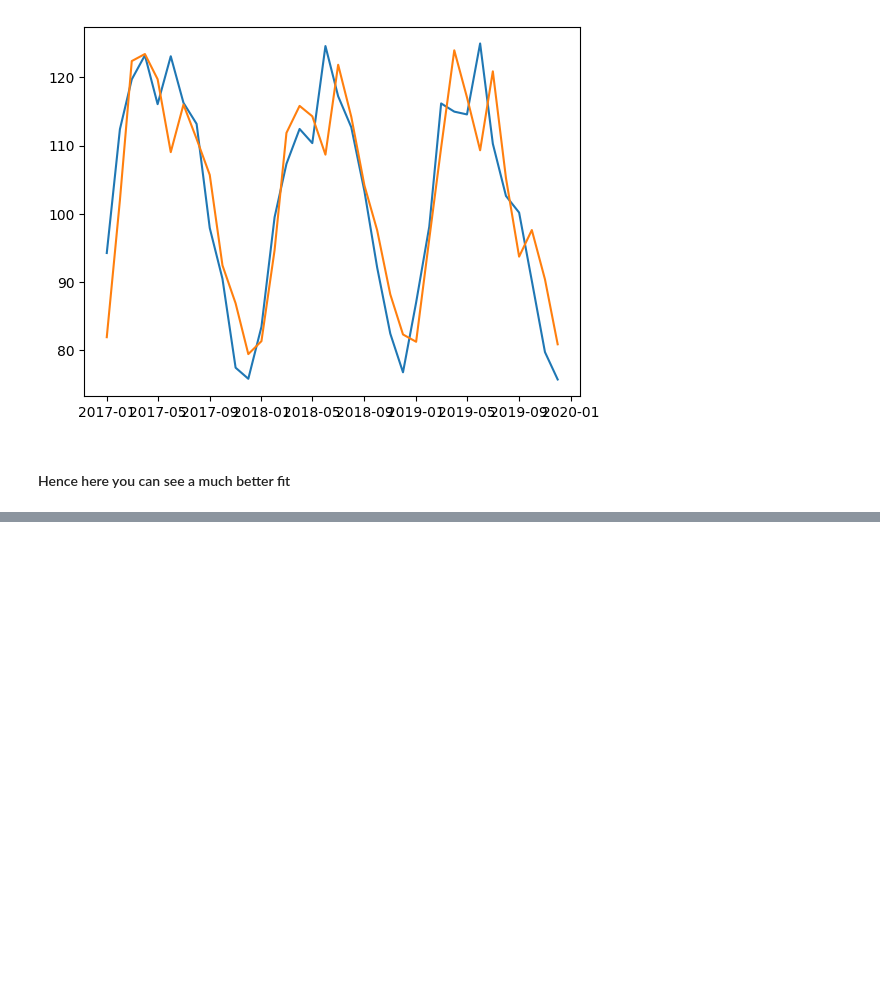
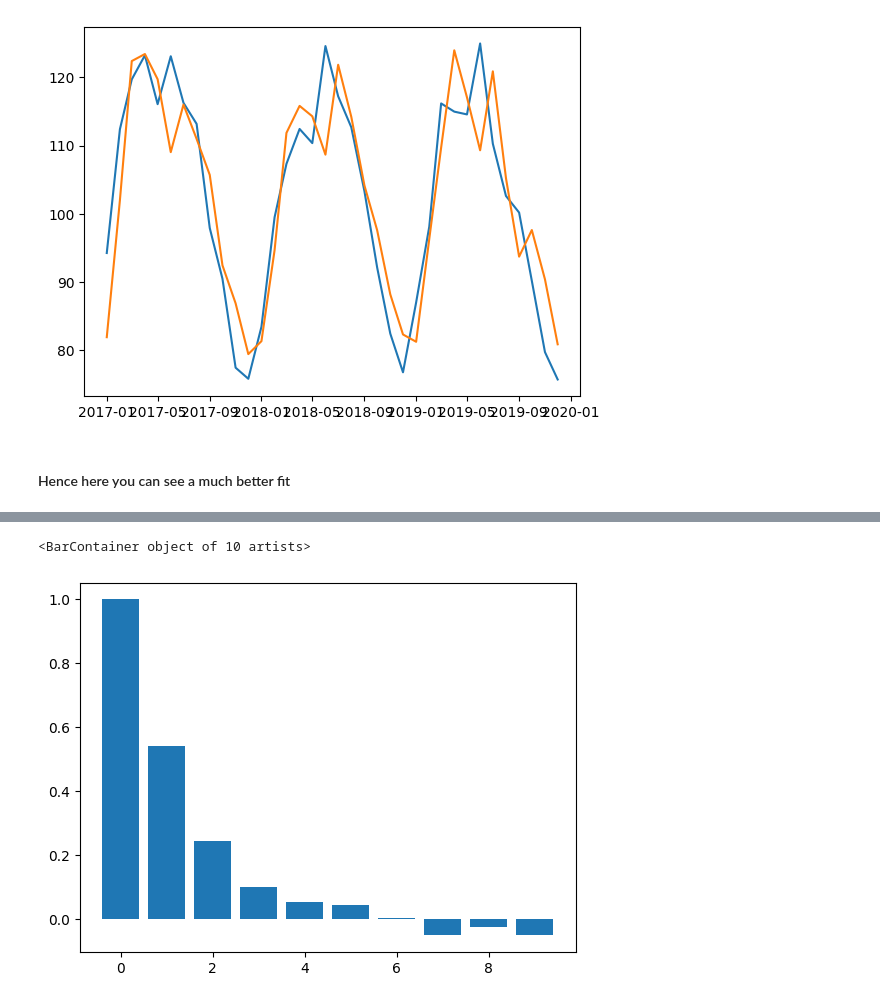
Before and after one commit to crsdvaibhav/notes, a Jupyter notebook: finance/time-series/time-series-1.ipynb, the cells around one changed output, grey strips where cells are left out. Cells and saved outputs as stored; diff of their text form; code cells hidden in the pictures; blank space fills up the shorter version.

```diff
--- a/finance/time-series/time-series-1.ipynb
+++ b/finance/time-series/time-series-1.ipynb
@@ -399,0 +413,8 @@ plt.show()
+# %%
+# ACF
+acf_vals = acf(series)
+num_lags = 10
+plt.bar(range(num_lags), acf_vals[:num_lags])
+# %% [output]
+<BarContainer object of 10 artists>
+[figure, added]
```
Also changed, not shown: parts of 41 cells of this notebook, 2 other files.
